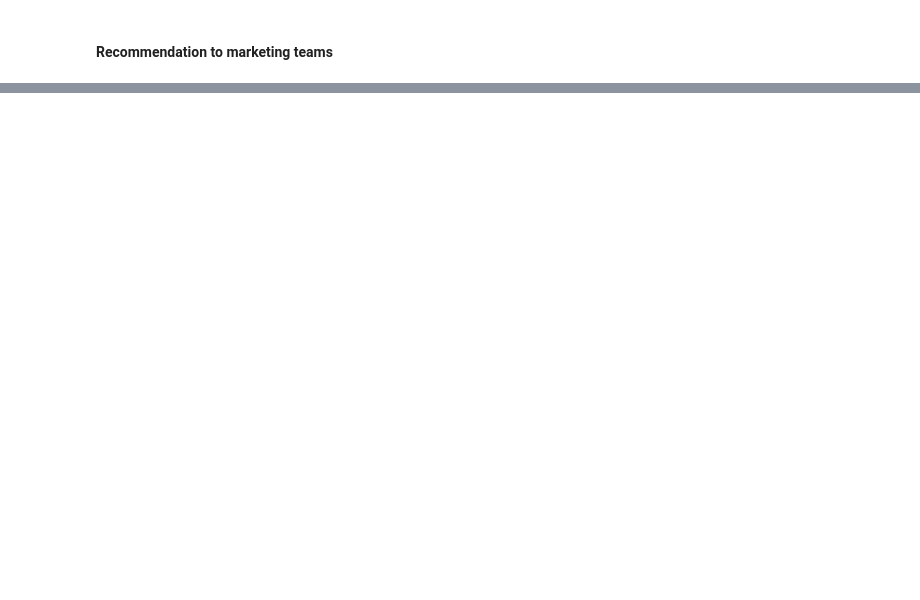
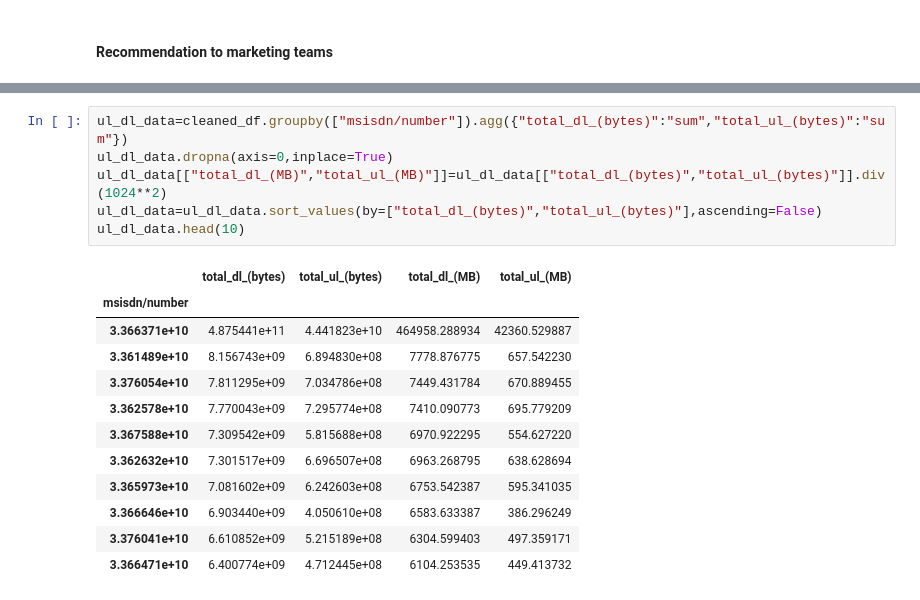
Before and after one commit to Berhanu13/User-Analytics-in-Telecommunication, a Jupyter notebook: notebooks/user_overview_analysis.ipynb, the cells around one changed output, grey strips where cells are left out. Drawn from its saved outputs; the diff is of its cells as text; blank space fills up the shorter version.

```diff
--- a/notebooks/user_overview_analysis.ipynb
+++ b/notebooks/user_overview_analysis.ipynb
@@ -174,0 +353,19 @@ Name: handset_type, dtype: int64
+# %%
+ul_dl_data=cleaned_df.groupby(["msisdn/number"]).agg({"total_dl_(bytes)":"sum","total_ul_(bytes)":"sum"})
+ul_dl_data.dropna(axis=0,inplace=True)
+ul_dl_data[["total_dl_(MB)","total_ul_(MB)"]]=ul_dl_data[["total_dl_(bytes)","total_ul_(bytes)"]].div(1024**2)
+ul_dl_data=ul_dl_data.sort_values(by=["total_dl_(bytes)","total_ul_(bytes)"],ascending=False)
+ul_dl_data.head(10)
+# %% [output]
+|  | total_dl_(bytes) | total_ul_(bytes) | total_dl_(MB) | total_ul_(MB) |
+| msisdn/number |  |  |  |  |
+| 3.366371e+10 | 4.875441e+11 | 4.441823e+10 | 464958.288934 | 42360.529887 |
+| 3.361489e+10 | 8.156743e+09 | 6.894830e+08 | 7778.876775 | 657.542230 |
+| 3.376054e+10 | 7.811295e+09 | 7.034786e+08 | 7449.431784 | 670.889455 |
+| 3.362578e+10 | 7.770043e+09 | 7.295774e+08 | 7410.090773 | 695.779209 |
+| 3.367588e+10 | 7.309542e+09 | 5.815688e+08 | 6970.922295 | 554.627220 |
+| 3.362632e+10 | 7.301517e+09 | 6.696507e+08 | 6963.268795 | 638.628694 |
+| 3.365973e+10 | 7.081602e+09 | 6.242603e+08 | 6753.542387 | 595.341035 |
+| 3.366646e+10 | 6.903440e+09 | 4.050610e+08 | 6583.633387 | 386.296249 |
+| 3.376041e+10 | 6.610852e+09 | 5.215189e+08 | 6304.599403 | 497.359171 |
+| 3.366471e+10 | 6.400774e+09 | 4.712445e+08 | 6104.253535 | 449.413732 |
```
Also changed, not shown: parts of 24 cells of this notebook.
